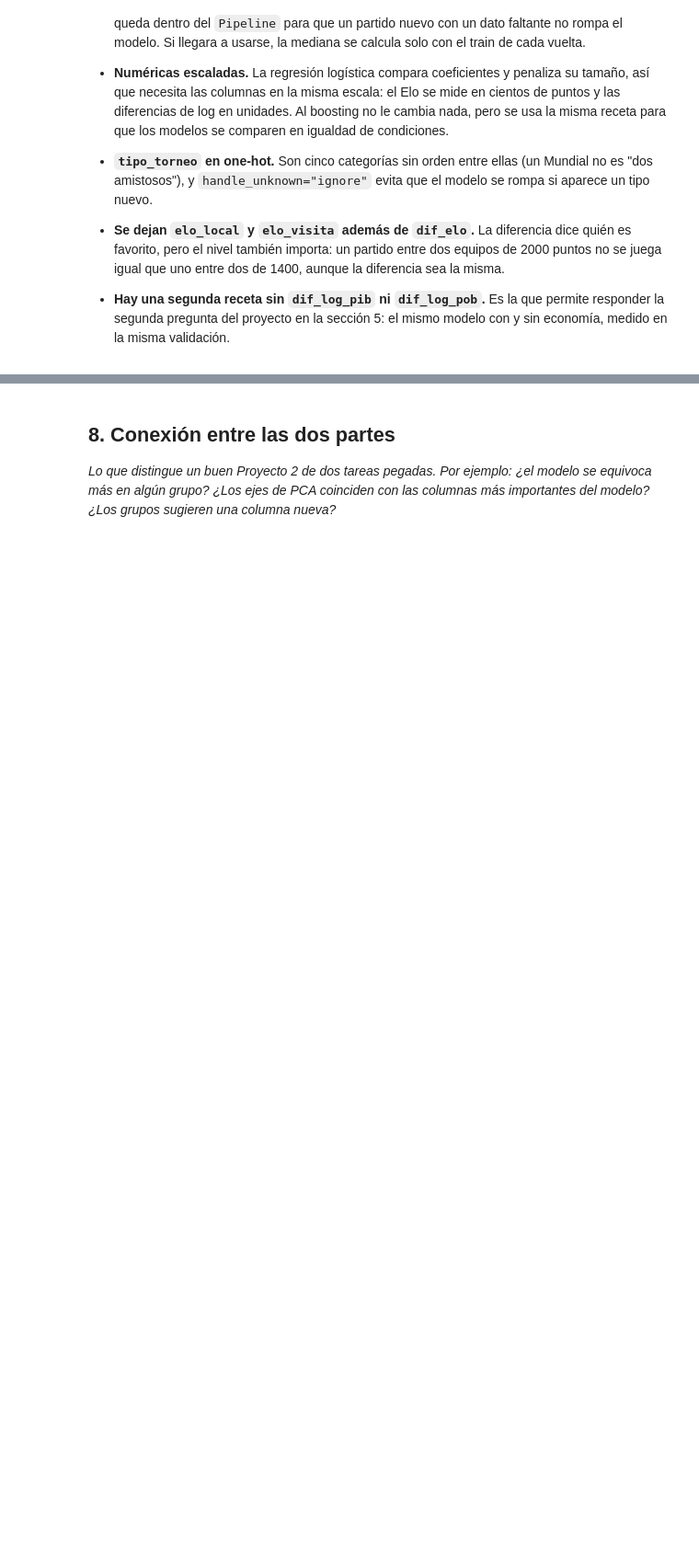
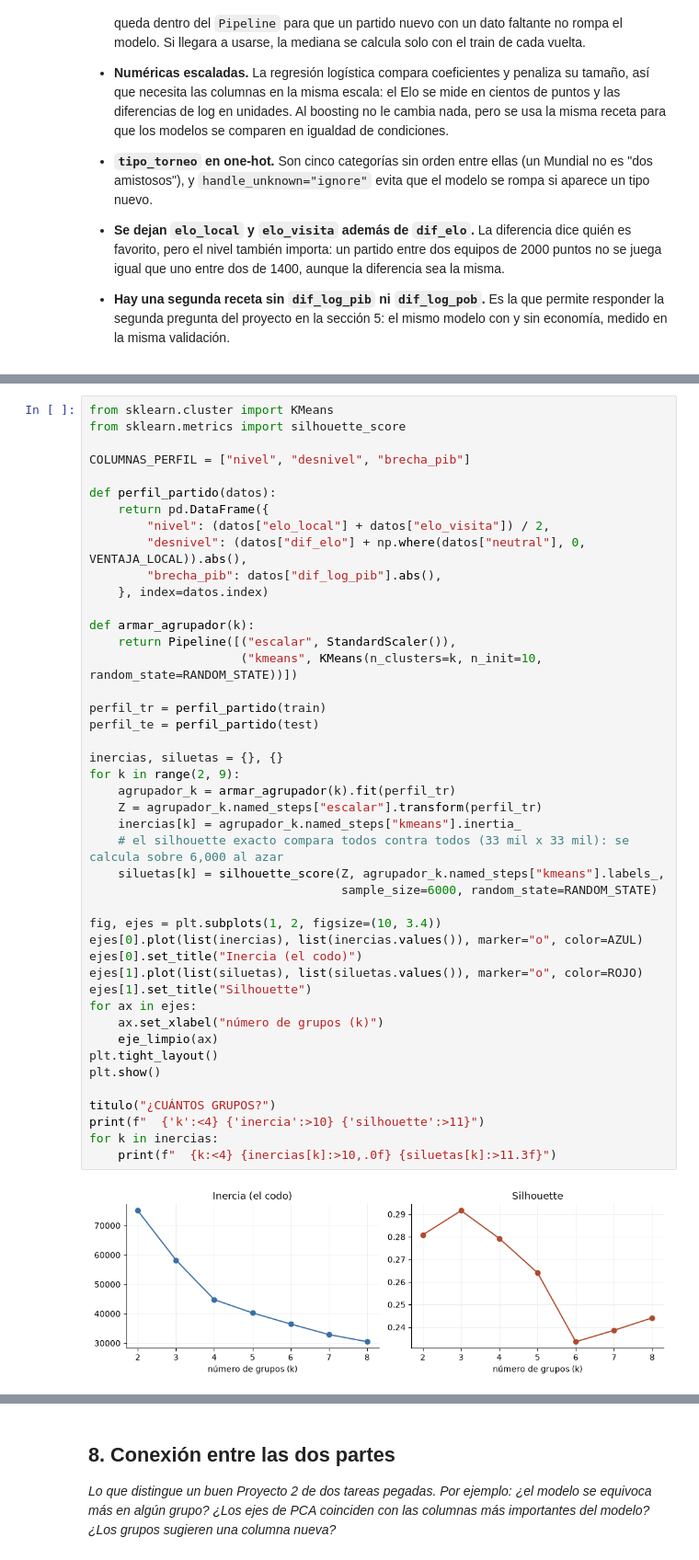
Before and after one commit to MrCifristo/Data-Science, a Jupyter notebook: Proyecto 2/P2_BeltranMilton.ipynb, the cells around one changed output, grey strips where cells are left out. Shown at 92% size. Saved outputs shown, nothing was run; the diff lists cells and outputs as text; blank space fills up the shorter version.

```diff
--- a/Proyecto 2/P2_BeltranMilton.ipynb
+++ b/Proyecto 2/P2_BeltranMilton.ipynb
@@ -632,0 +979,46 @@ from sklearn.metrics import silhouette_score
+# %%
+from sklearn.cluster import KMeans
+from sklearn.metrics import silhouette_score
+
+COLUMNAS_PERFIL = ["nivel", "desnivel", "brecha_pib"]
+
+def perfil_partido(datos):
+    return pd.DataFrame({
+        "nivel": (datos["elo_local"] + datos["elo_visita"]) / 2,
+        "desnivel": (datos["dif_elo"] + np.where(datos["neutral"], 0, VENTAJA_LOCAL)).abs(),
+        "brecha_pib": datos["dif_log_pib"].abs(),
+    }, index=datos.index)
+
+def armar_agrupador(k):
+    return Pipeline([("escalar", StandardScaler()),
+                     ("kmeans", KMeans(n_clusters=k, n_init=10, random_state=RANDOM_STATE))])
+
+perfil_tr = perfil_partido(train)
+perfil_te = perfil_partido(test)
+
+inercias, siluetas = {}, {}
+for k in range(2, 9):
+    agrupador_k = armar_agrupador(k).fit(perfil_tr)
+    Z = agrupador_k.named_steps["escalar"].transform(perfil_tr)
+    inercias[k] = agrupador_k.named_steps["kmeans"].inertia_
+    # el silhouette exacto compara todos contra todos (33 mil x 33 mil): se calcula sobre 6,000 al azar
+    siluetas[k] = silhouette_score(Z, agrupador_k.named_steps["kmeans"].labels_,
+                                   sample_size=6000, random_state=RANDOM_STATE)
+
+fig, ejes = plt.subplots(1, 2, figsize=(10, 3.4))
+ejes[0].plot(list(inercias), list(inercias.values()), marker="o", color=AZUL)
+ejes[0].set_title("Inercia (el codo)")
+ejes[1].plot(list(siluetas), list(siluetas.values()), marker="o", color=ROJO)
+ejes[1].set_title("Silhouette")
+for ax in ejes:
+    ax.set_xlabel("número de grupos (k)")
+    eje_limpio(ax)
+plt.tight_layout()
+plt.show()
+
+titulo("¿CUÁNTOS GRUPOS?")
+print(f"  {'k':<4} {'inercia':>10} {'silhouette':>11}")
+for k in inercias:
+    print(f"  {k:<4} {inercias[k]:>10,.0f} {siluetas[k]:>11.3f}")
+# %% [output]
+[figure, added]
```
Also changed, not shown: parts of 39 cells of this notebook.
